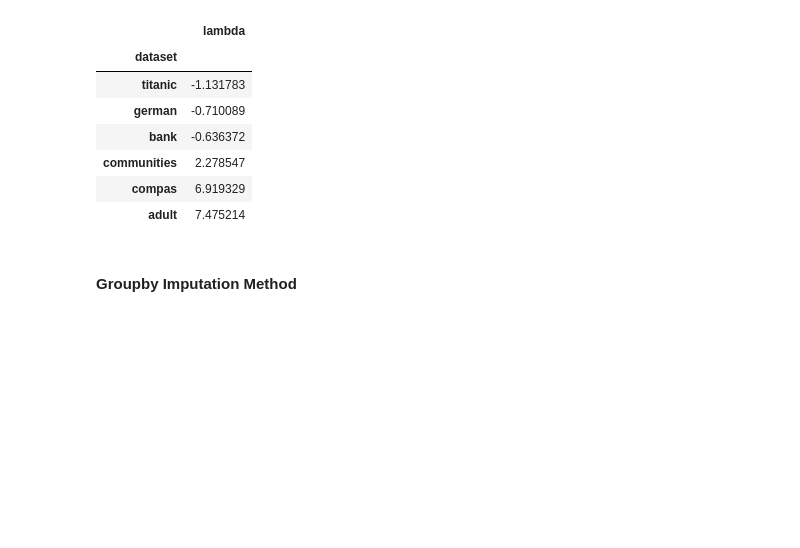
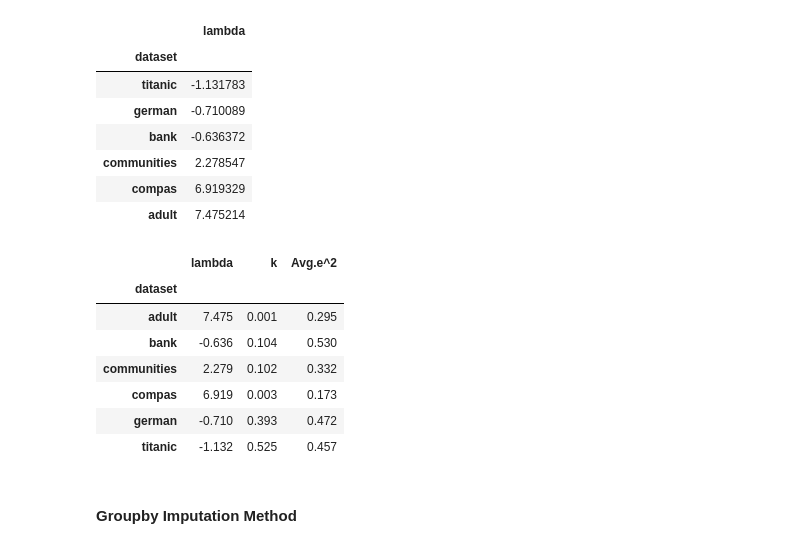
Before and after one commit to teamclouday/DataImputation, a Jupyter notebook: notebooks/Analysis.ipynb, the cells around one changed output. Cells and saved outputs as stored; diff of their text form; code cells hidden in the pictures; blank space fills up the shorter version.

```diff
--- a/notebooks/Analysis.ipynb
+++ b/notebooks/Analysis.ipynb
@@ -74,6 +85,17 @@ data.groupby("dataset").agg({'lambda':'median'}).sort_values(by="lambda")
 | communities | 2.278547 |
 | compas | 6.919329 |
 | adult | 7.475214 |
+# %%
+data.groupby("dataset").agg({'lambda':'median', 'k':'median', 'Avg.e^2':'median'}).style.format({'lambda':'{:.3f}', 'Avg.e^2':'{:.3f}', 'k':'{:.3f}'})
+# %% [output]
+|  | lambda | k | Avg.e^2 |
+| dataset |  |  |  |
+| adult | 7.475 | 0.001 | 0.295 |
+| bank | -0.636 | 0.104 | 0.530 |
+| communities | 2.279 | 0.102 | 0.332 |
+| compas | 6.919 | 0.003 | 0.173 |
+| german | -0.710 | 0.393 | 0.472 |
+| titanic | -1.132 | 0.525 | 0.457 |
 # %% [markdown]
 #### Groupby Imputation Method
 # %%
```
Also changed, not shown: parts of 2 cells of this notebook.
